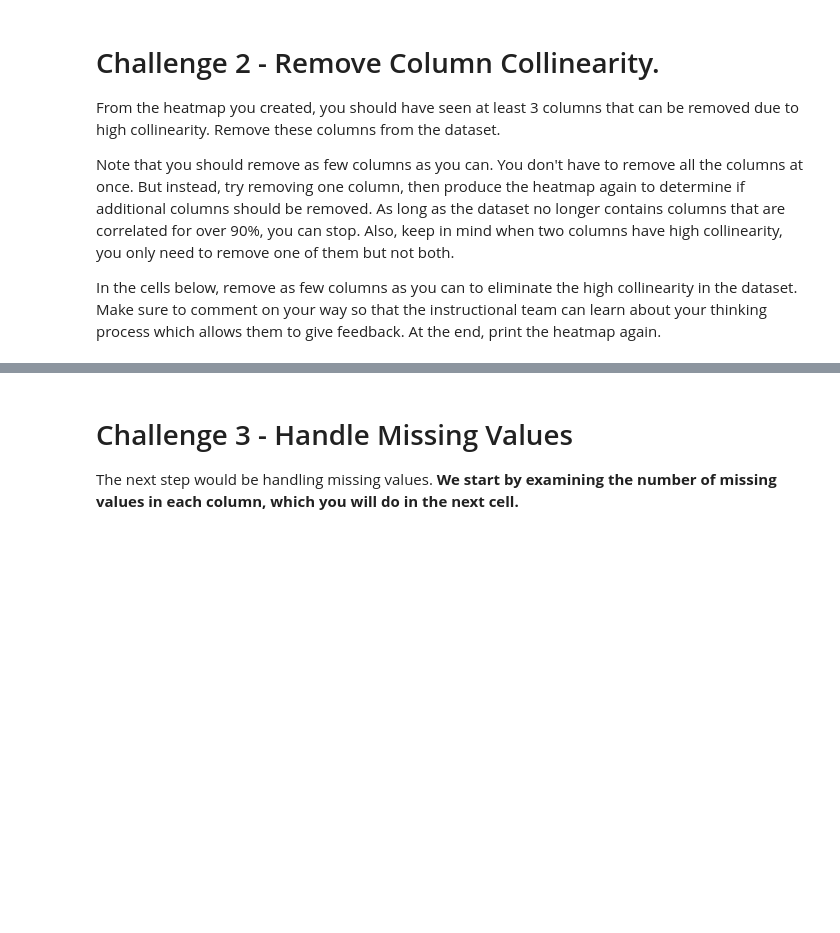
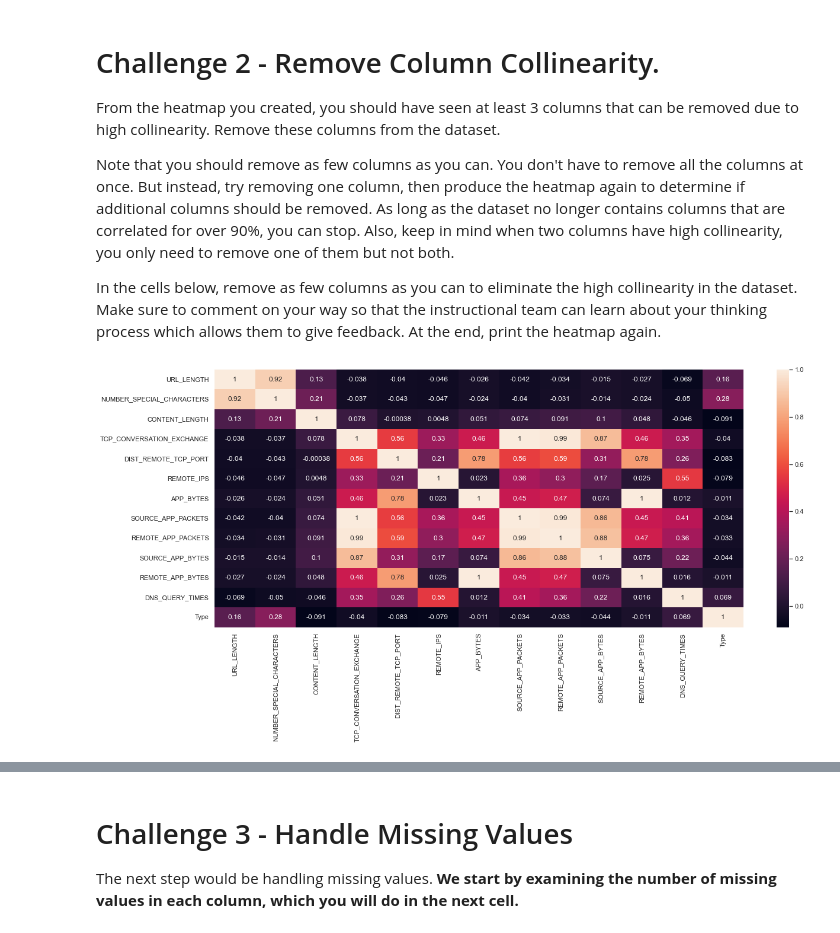
Before and after one commit to Ironhack-data-bcn-january-2023/lab-supervised-learning, a Jupyter notebook: your-code/main.ipynb, the cells around one changed output, grey strips where cells are left out. Cells and saved outputs as stored; diff of their text form; code cells hidden in the pictures; blank space fills up the shorter version.

```diff
--- a/your-code/main.ipynb
+++ b/your-code/main.ipynb
@@ -70,0 +161,11 @@ In the cells below, remove as few columns as you can to eliminate the high colli
+# %%
+# Your code here
+# First column -> APP_PACKETS:
+websites.drop(['APP_PACKETS'], axis = 1, inplace = True)
+
+# New heatmap:
+sns.heatmap(websites.corr(), annot = True )
+sns.set(rc = {'figure.figsize':(20,8)})#<--responsible for changing the size of a seaborn plot
+plt.show()
+# %% [output]
+[figure, added]
```
Also changed, not shown: parts of 35 cells of this notebook.
